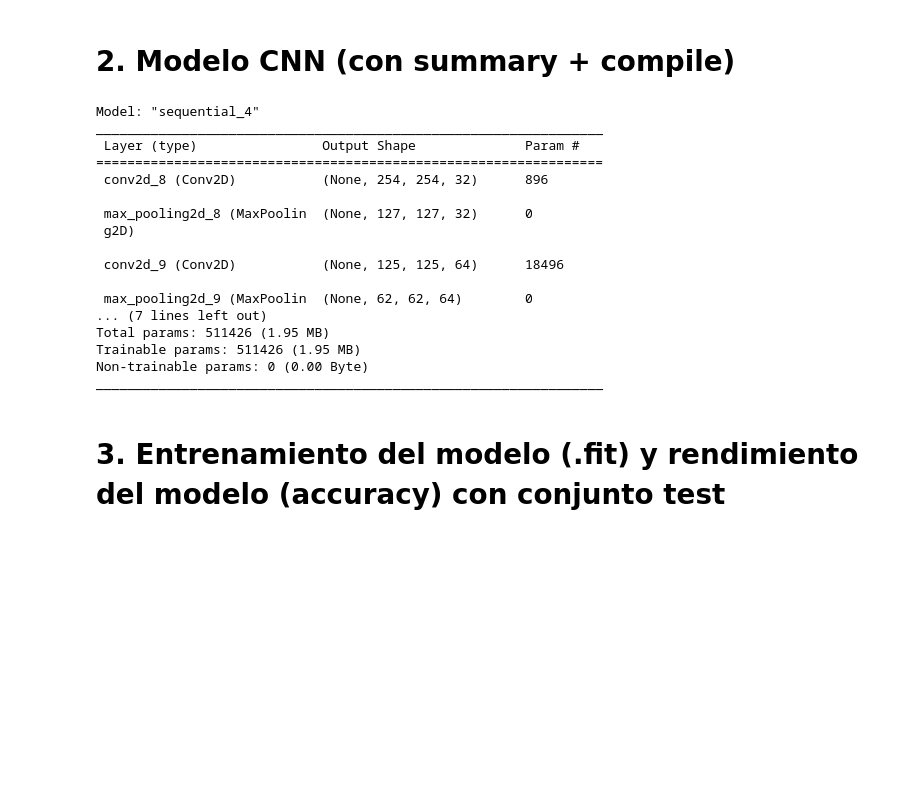
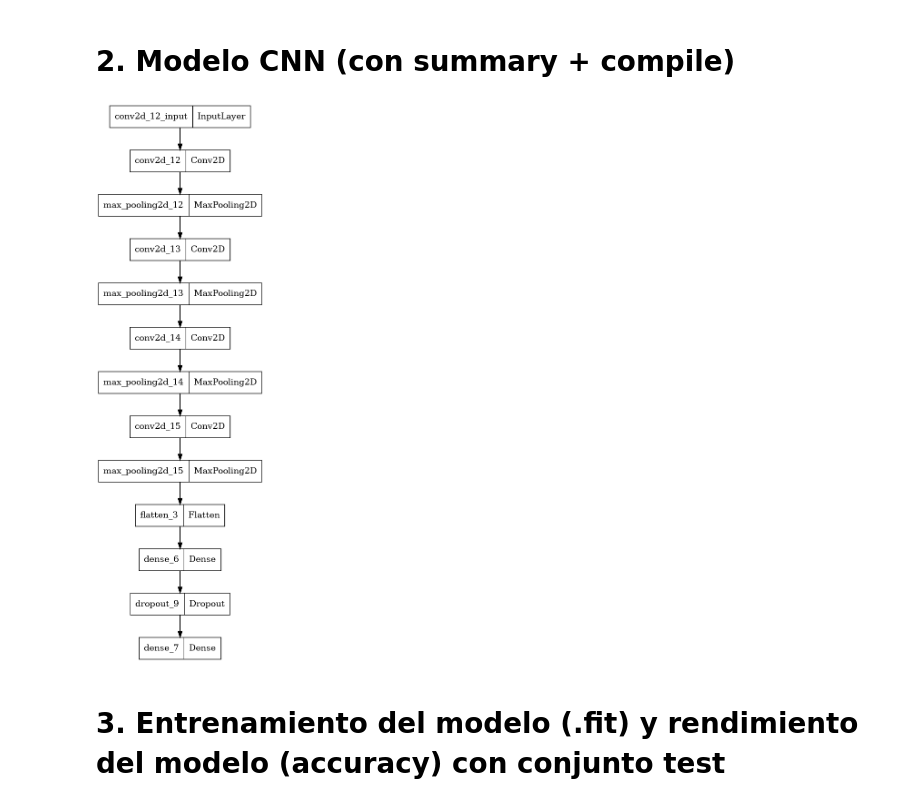
Before and after one commit to Pastafarista/dog-cat, a Jupyter notebook: notebook.ipynb, the cells around one changed output. Cells and saved outputs as stored; diff of their text form; code cells hidden in the pictures; blank space fills up the shorter version.

```diff
--- a/notebook.ipynb
+++ b/notebook.ipynb
@@ -247,42 +235,32 @@ Skipping registering GPU devices...
 # %%
 from keras.layers import Conv2D, MaxPooling2D, Flatten, Dense, Dropout, BatchNormalization
 from keras.models import Sequential
 from keras.utils import plot_model
+import os
 
 model = Sequential()
 
 model.add(Conv2D(32, (3, 3), activation='relu', input_shape=(256, 256, 3)))
-model.add(MaxPooling2D((2, 2)))
+model.add(MaxPooling2D(2, 2))
 model.add(Conv2D(64, (3, 3), activation='relu'))
-model.add(MaxPooling2D((2, 2)))
+model.add(MaxPooling2D(2, 2))
+model.add(Conv2D(128, (3,3), activation='relu'))
+model.add(MaxPooling2D(2, 2))
+model.add(Conv2D(128, (3,3), activation='relu'))
+model.add(MaxPooling2D(2, 2))
 model.add(Flatten())
+model.add(Dense(512, activation='relu'))
+model.add(Dropout(0.2))
 model.add(Dense(2, activation='softmax'))
-
-model.summary()
 
 model.compile(optimizer='adam',
                 loss = 'binary_crossentropy',
                 metrics = ['accuracy'])
 
 # Mostrar la gráfica de la red neuronal
-plot_model(model, to_file='model.png')
+PATH = os.getcwd() + '/model.png'
+plot_model(model, to_file=PATH)
 # %% [output]
-Model: "sequential_4"
-_________________________________________________________________
- Layer (type)                Output Shape              Param #
-=================================================================
- conv2d_8 (Conv2D)           (None, 254, 254, 32)      896
-
- max_pooling2d_8 (MaxPoolin  (None, 127, 127, 32)      0
- g2D)
-
- conv2d_9 (Conv2D)           (None, 125, 125, 64)      18496
-
- max_pooling2d_9 (MaxPoolin  (None, 62, 62, 64)        0
-... (7 lines left out)
-Total params: 511426 (1.95 MB)
-Trainable params: 511426 (1.95 MB)
-Non-trainable params: 0 (0.00 Byte)
-_________________________________________________________________
+[figure, added]
 # %% [markdown]
 # 3. Entrenamiento del modelo (.fit) y rendimiento del modelo (accuracy) con conjunto test
```
Also changed, not shown: parts of 3 cells of this notebook, 1 other file.
